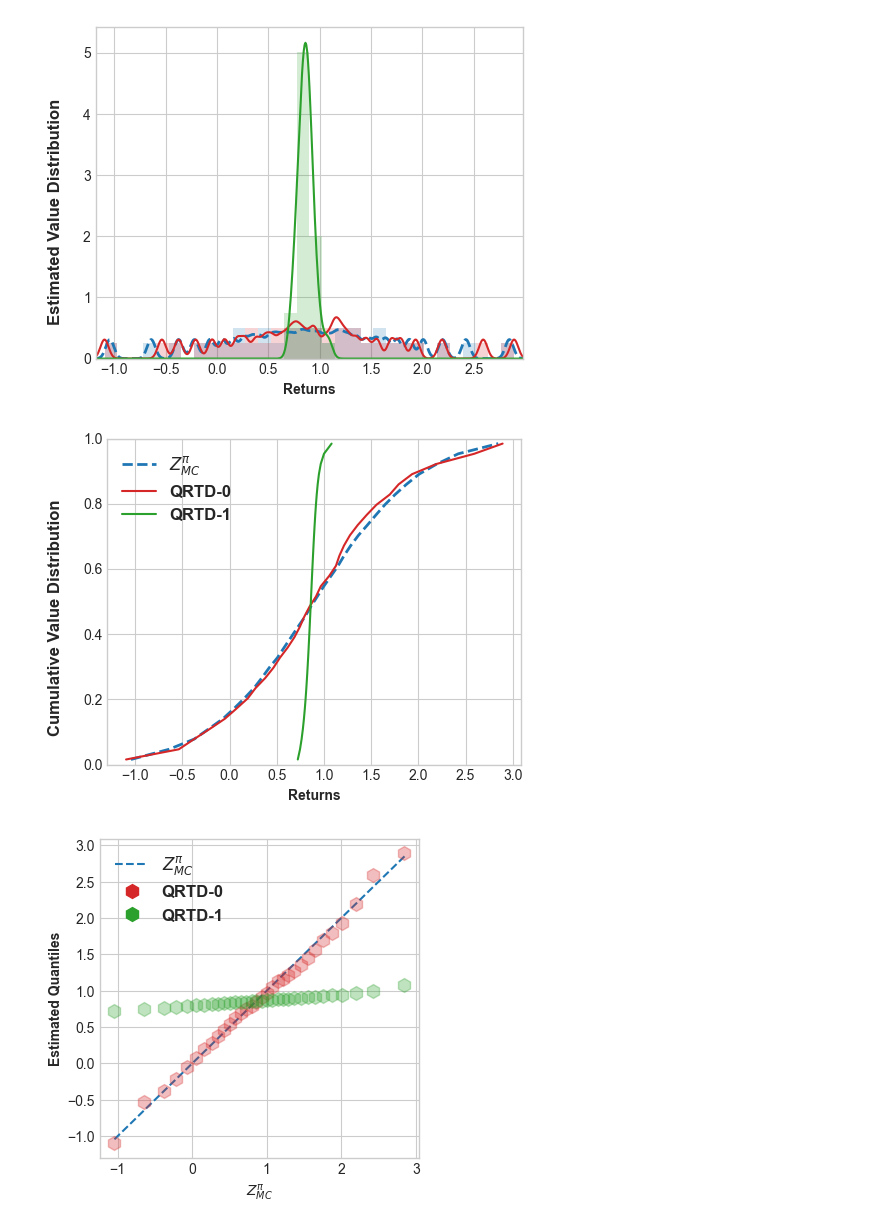
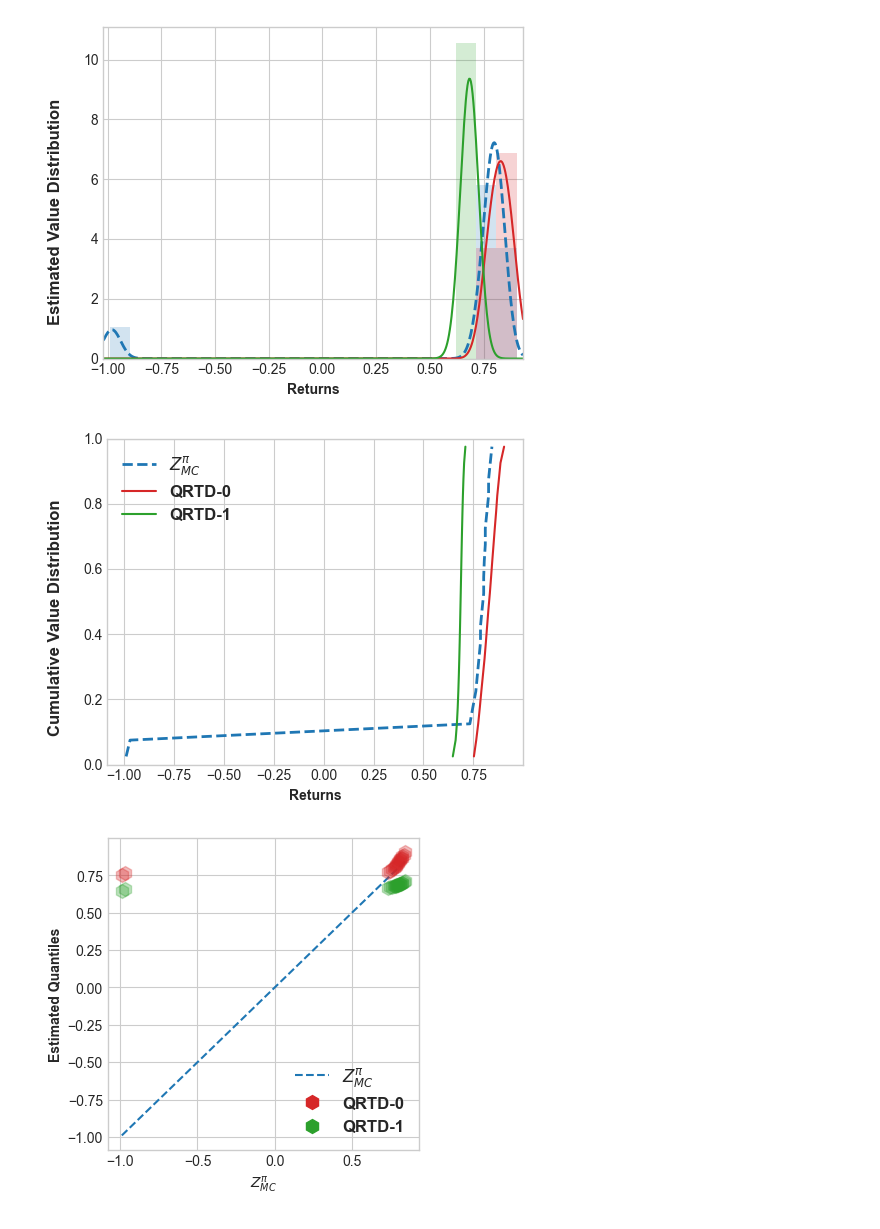
Before and after one commit to AlecHero/QuantileRegressionProject, a Jupyter notebook: test_qrtd.ipynb, the cells around one changed output. Drawn from its saved outputs; the diff is of its cells as text; code cells hidden in the pictures.

Commit message:
newest qrtd lr shceduling

```diff
--- a/test_qrtd.ipynb
+++ b/test_qrtd.ipynb
@@ -7,17 +7,18 @@ import envs
 from qrtd import Params
 
 params = Params(
-    model_name="Walkway",
-    n_runs=1,
-    n_episodes=1_000,
-    save_skip=10,
-    lr_decay=200,
+    model_name="CliffSimple",
+    n_runs=5,
+    n_episodes=10_000,
+    save_skip=100,
+    lr_decay=None,
     seed=123,
 
-    N=32,
-    alpha=1.0,
+    N=20,
+    # alpha=[0.1,0.2,0.3,0.4,0.5,0.6,0.7,0.8,0.9,1.0,1.2,1.5,1.8,2.0,5.0],
+    alpha=4.0,
     gamma=0.99,
-    epsilon=0.1,
+    epsilon=0.0,
 
     nA=None,
     nS=None,
@@ -42,27 +43,33 @@ from analysis import *
 from qrtd import train_qrtd
 
 policy, V_pi = PolicyIteration(env, params.gamma)
-table_qrtd0 = train_qrtd(env, policy, params, kappa=0, rho_type="manual")
-table_qrtd1 = train_qrtd(env, policy, params, kappa=1, rho_type="manual")
+table_qrtd0 = train_qrtd(env, policy, params, kappa=0, rho_type="")
+table_qrtd1 = train_qrtd(env, policy, params, kappa=1, rho_type="")
 
 params_td = params._replace(N=1)
-table_td = train_qrtd(env, policy, params_td, rho_type="manual")
+table_td = train_qrtd(env, policy, params_td, rho_type="td")
 
 returns = MonteCarlo(env, policy, params.gamma, total_episodes=5_000)
 tau_returns = np.quantile(np.sort(returns), tau)
 # %%
 init_qrtd0 = table_qrtd0.mean(0)[-1,0]
 init_qrtd1 = table_qrtd1.mean(0)[-1,0]
 
 plot_objs = [(init_qrtd0, "QRTD-0"), (init_qrtd1, "QRTD-1")]
-plot_qs = [(table_qrtd0[:,:,s_init], "QRTD-0"), (table_qrtd1[:,:,s_init], "QRTD-1"), (table_td[:,:,s_init], "TD")]
+# plot_qs = [(table_qrtd0[i:i+1,:,s_init], "QRTD-0"+f"-{alpha}") for i, alpha in enumerate(params.alpha[7:])]
+plot_qs = [
+    (table_qrtd0[:,:,s_init], "QRTD-0"),
+    (table_qrtd1[:,:,s_init], "QRTD-1"),
+    # (table_td[:,:,s_init], "TD"),
+]
+
 
 LOW_BANDWIDTH = 0.004
 plot_pdf(plot_objs, tau_returns, bandwidth=0.04, show_hist=True, N=params.N, save_to=save_to)
 plot_cdf(plot_objs, tau_returns, tau, save_to=save_to)
 plot_qq(plot_objs, tau_returns, save_to=save_to)
 plot_metrics(plot_qs, tau_returns, save_skip=params.save_skip, save_to=save_to, alphas=[0.15,0.3])
 # %% [output]
-[figure, old version]
+[figure, new version]
-[figure, old version]
+[figure, new version]
-[figure, old version]
+[figure, new version]
```
Also changed, not shown: parts of 2 cells of this notebook, 2 other files.
